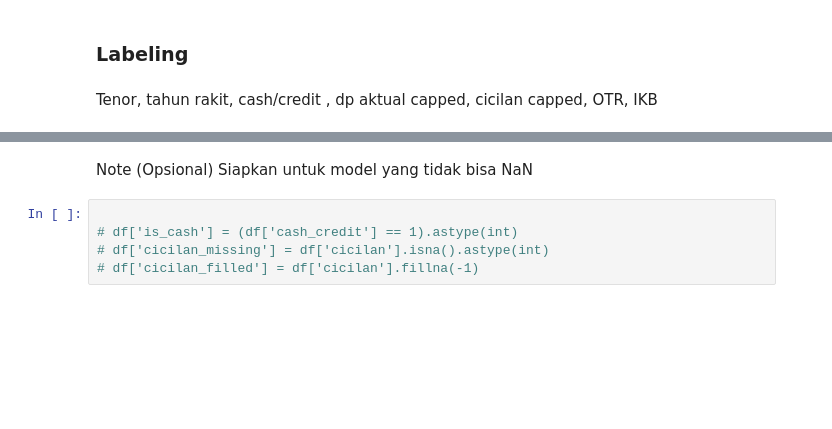
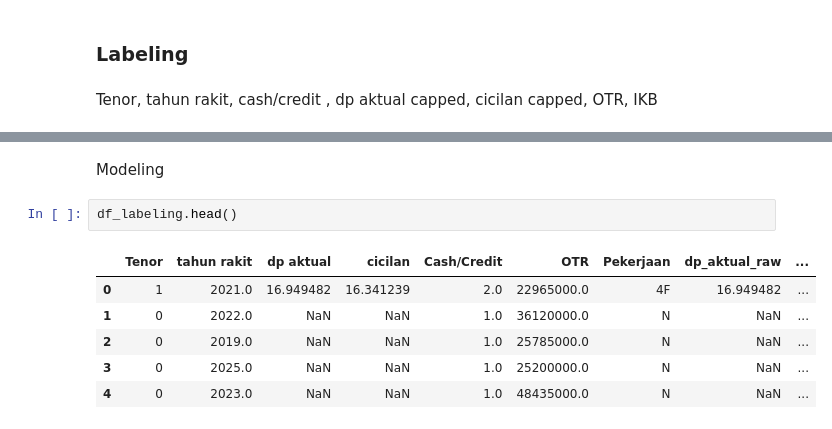
Before and after one commit to FauzanZF/UCSparc2026, a Jupyter notebook: fauzan969avere0.ipynb, the cells around one changed output, grey strips where cells are left out. Cells and saved outputs as stored; diff of their text form; blank space fills up the shorter version.

```diff
--- a/fauzan969avere0.ipynb
+++ b/fauzan969avere0.ipynb
@@ -1652,10 +1604,14 @@ cicilan_ratio mean: 0.067
   - DP ratio > 1.0: 0
 
 ✅ HIGH PRIORITY BERSIH - SIAP PRODUKSI
-# %% [markdown]
-Note  (Opsional) Siapkan untuk model yang tidak bisa NaN
-# %%
-
-# df['is_cash'] = (df['cash_credit'] == 1).astype(int)
-# df['cicilan_missing'] = df['cicilan'].isna().astype(int)
-# df['cicilan_filled'] = df['cicilan'].fillna(-1)
+# %% [markdown]
+Modeling
+# %%
+df_labeling.head()
+# %% [output]
+|  | Tenor | tahun rakit | dp aktual | cicilan | Cash/Credit | OTR | Pekerjaan | dp_aktual_raw | ... |
+| 0 | 1 | 2021.0 | 16.949482 | 16.341239 | 2.0 | 22965000.0 | 4F | 16.949482 | ... |
+| 1 | 0 | 2022.0 | NaN | NaN | 1.0 | 36120000.0 | N | NaN | ... |
+| 2 | 0 | 2019.0 | NaN | NaN | 1.0 | 25785000.0 | N | NaN | ... |
+| 3 | 0 | 2025.0 | NaN | NaN | 1.0 | 25200000.0 | N | NaN | ... |
+| 4 | 0 | 2023.0 | NaN | NaN | 1.0 | 48435000.0 | N | NaN | ... |
```
Also changed, not shown: parts of 48 cells of this notebook, 1 other file.
